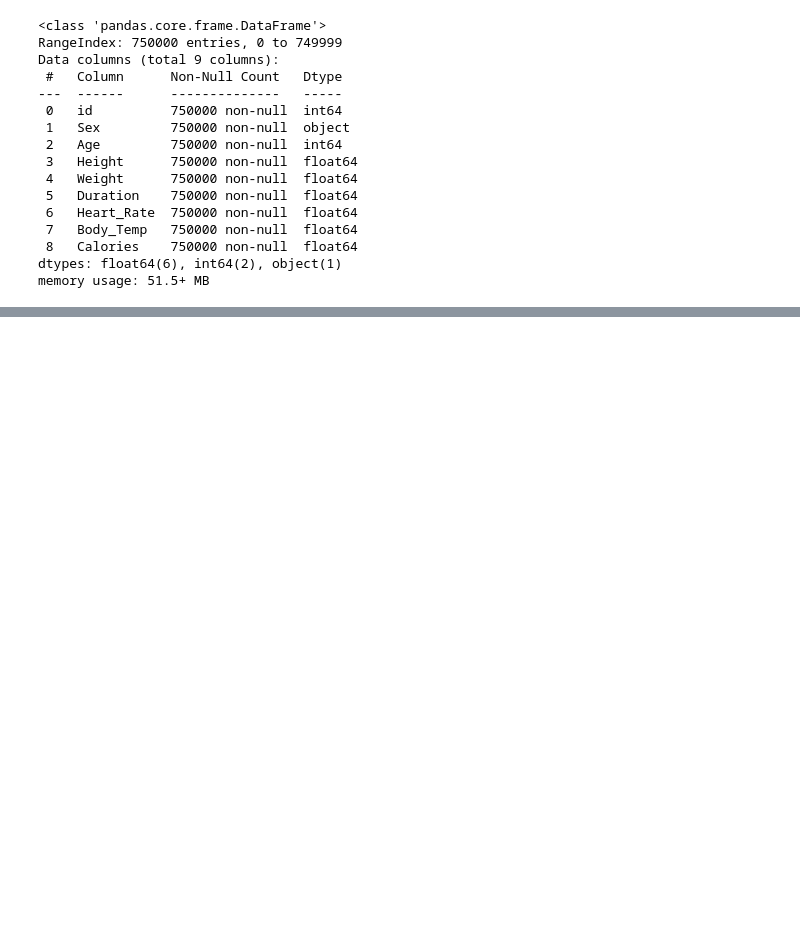
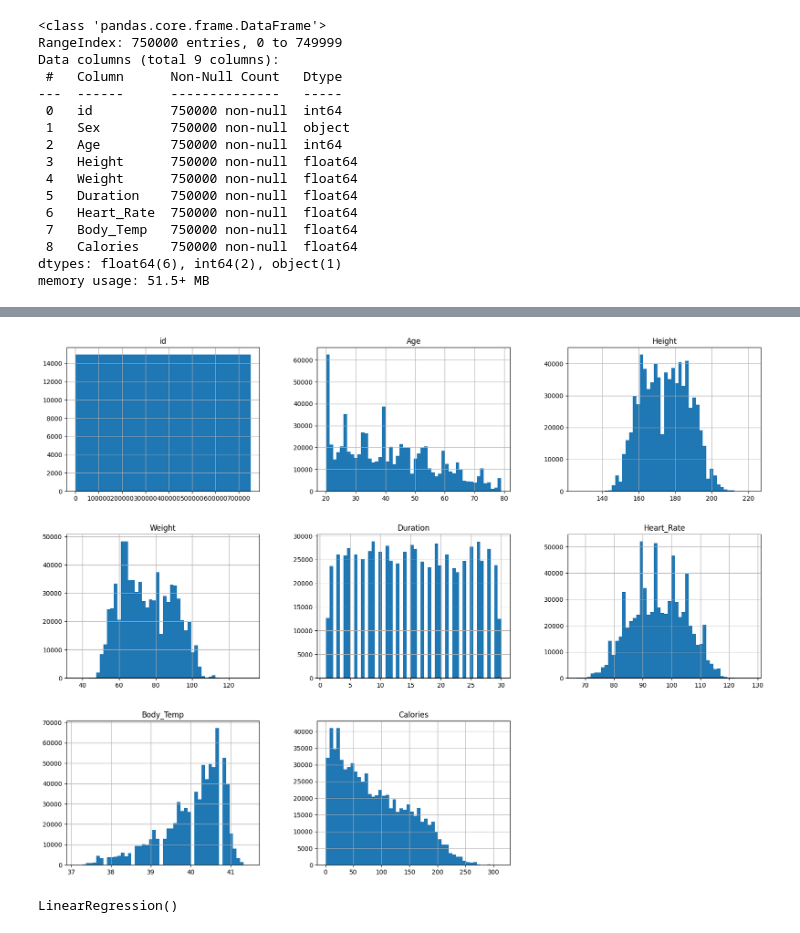
Before and after one commit to Justin-Bee/Python, a Jupyter notebook: Kaggle/PredictCalories/predictCalories.ipynb, the cells around one changed output, grey strips where cells are left out. Drawn from its saved outputs; the diff is of its cells as text; code cells hidden in the pictures; blank space fills up the shorter version.

Commit message:
calorie pred lin reg

```diff
--- a/Kaggle/PredictCalories/predictCalories.ipynb
+++ b/Kaggle/PredictCalories/predictCalories.ipynb
@@ -60,3 +60,8 @@ train_data.describe()
 | 50% | 374999.500000 | 40.000000 | 174.000000 | 74.000000 | 15.000000 | 95.000000 | 40.300000 | 77.000000 |
 | 75% | 562499.250000 | 52.000000 | 185.000000 | 87.000000 | 23.000000 | 103.000000 | 40.700000 | 136.000000 |
 | max | 749999.000000 | 79.000000 | 222.000000 | 132.000000 | 30.000000 | 128.000000 | 41.500000 | 314.000000 |
+# %%
+train_data.hist(bins=50, figsize=(20,15))
+plt.show()
+# %% [output]
+[figure, added]
@@ -62,0 +72,11 @@ train_data.describe()
+# %%
+
+train = train_data.drop("Calories", axis=1)
+train["Sex"] = train["Sex"].map({"male": 1, "female": 0})
+train_labels = train_data["Calories"].copy()
+
+from sklearn.linear_model import LinearRegression
+lin_reg = LinearRegression()
+lin_reg.fit(train, train_labels)
+# %% [output]
+LinearRegression()
```
Also changed, not shown: parts of 1 cell of this notebook, 1 other file.
